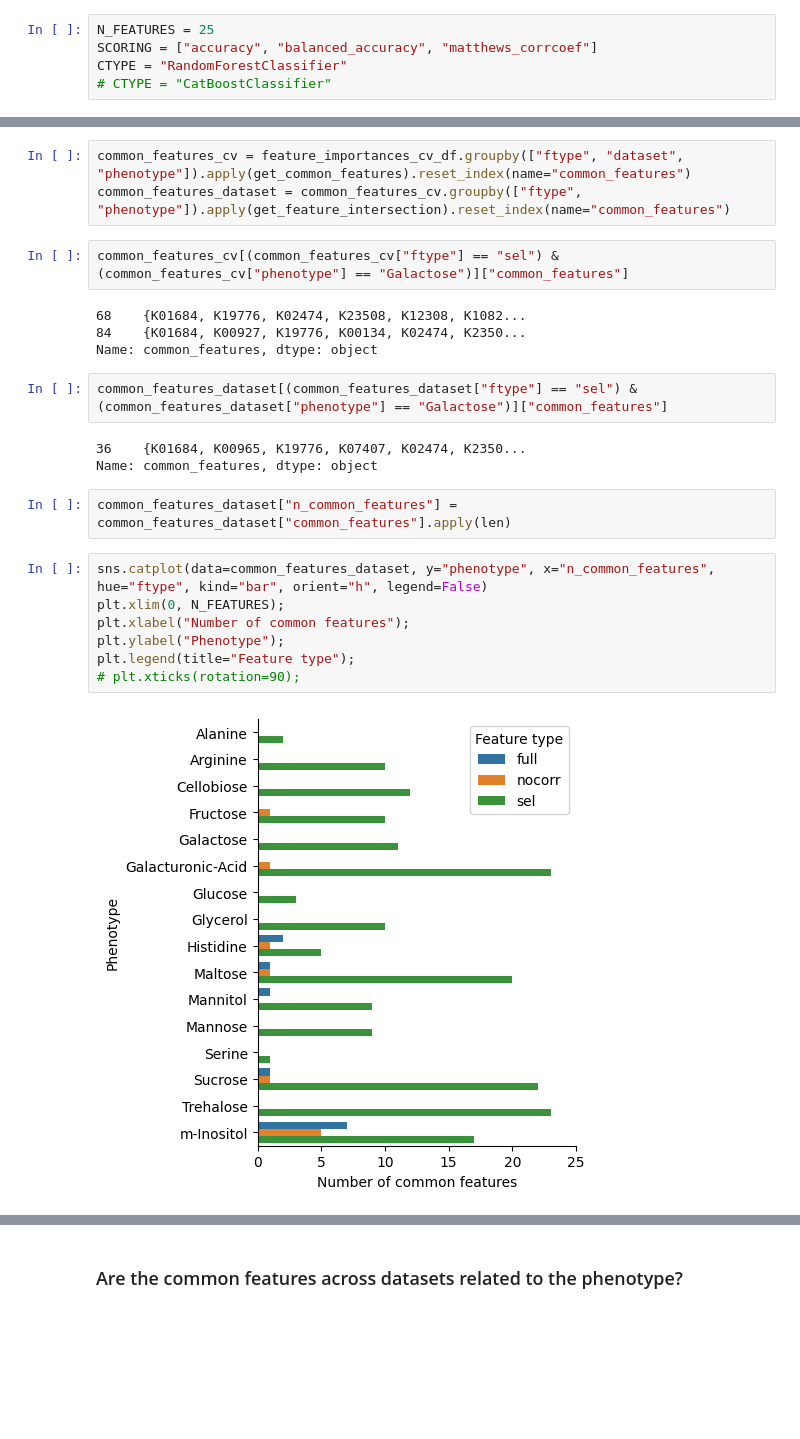
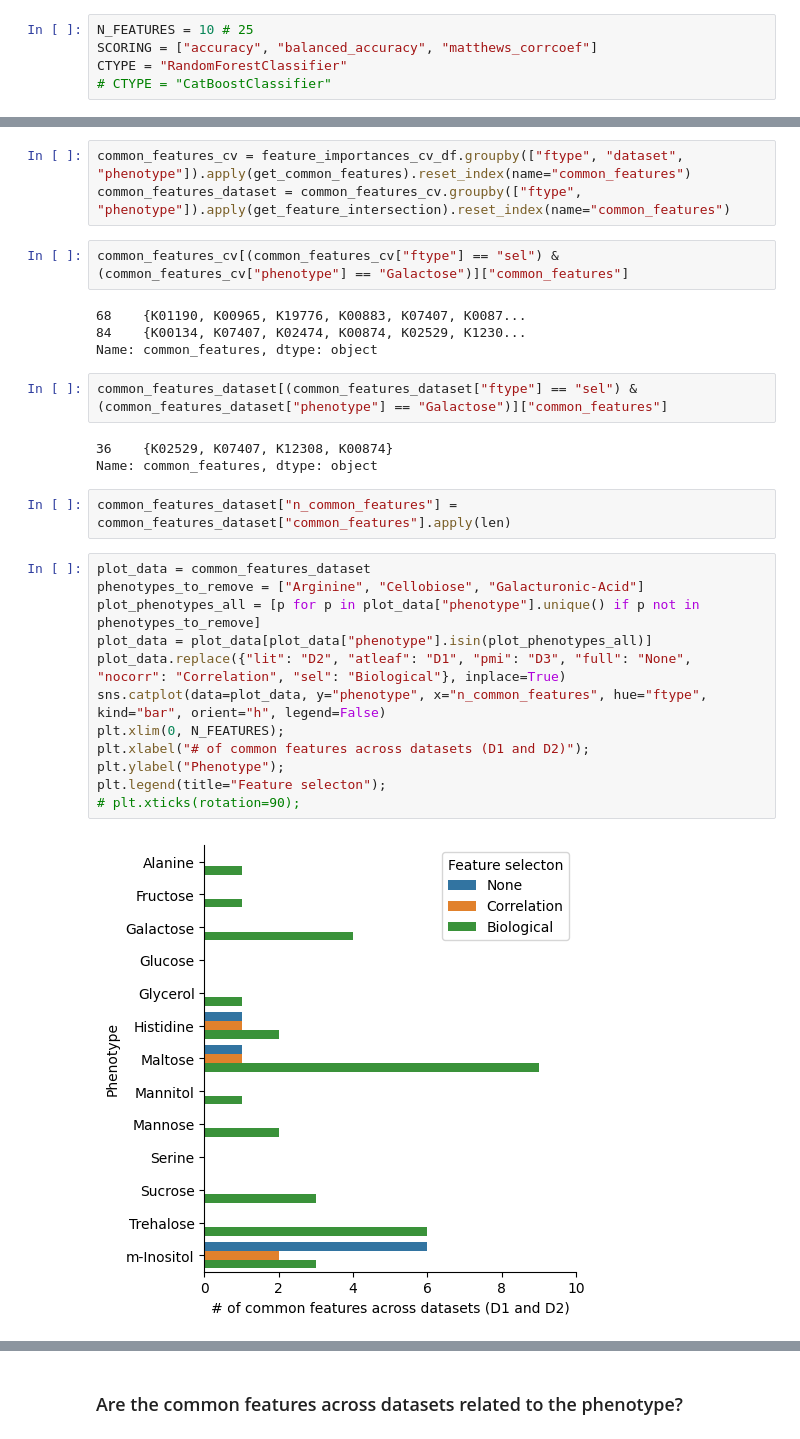
Before and after one commit to kbasecollaborations/trait-prediction, a Jupyter notebook: notebooks/common_feature_analysis.ipynb, the cells around one changed output, grey strips where cells are left out. Cells and saved outputs as stored; diff of their text form; blank space fills up the shorter version.

```diff
--- a/notebooks/common_feature_analysis.ipynb
+++ b/notebooks/common_feature_analysis.ipynb
@@ -281,7 +284,7 @@ from sklearn.ensemble import RandomForestClassifier
 from sklearn.metrics import accuracy_score, matthews_corrcoef, balanced_accuracy_score
 from catboost import CatBoostClassifier, Pool
 # %%
-N_FEATURES = 25
+N_FEATURES = 10 # 25
 SCORING = ["accuracy", "balanced_accuracy", "matthews_corrcoef"]
 CTYPE = "RandomForestClassifier"
 # CTYPE = "CatBoostClassifier"
@@ -451,22 +528,27 @@ common_features_dataset = common_features_cv.groupby(["ftype", "phenotype"]).app
 # %%
 common_features_cv[(common_features_cv["ftype"] == "sel") & (common_features_cv["phenotype"] == "Galactose")]["common_features"]
 # %% [output]
-68    {K01684, K19776, K02474, K23508, K12308, K1082...
-84    {K01684, K00927, K19776, K00134, K02474, K2350...
+68    {K01190, K00965, K19776, K00883, K07407, K0087...
+84    {K00134, K07407, K02474, K00874, K02529, K1230...
 Name: common_features, dtype: object
 # %%
 common_features_dataset[(common_features_dataset["ftype"] == "sel") & (common_features_dataset["phenotype"] == "Galactose")]["common_features"]
 # %% [output]
-36    {K01684, K00965, K19776, K07407, K02474, K2350...
+36    {K02529, K07407, K12308, K00874}
 Name: common_features, dtype: object
 # %%
 common_features_dataset["n_common_features"] = common_features_dataset["common_features"].apply(len)
 # %%
-sns.catplot(data=common_features_dataset, y="phenotype", x="n_common_features", hue="ftype", kind="bar", orient="h", legend=False)
+plot_data = common_features_dataset
+phenotypes_to_remove = ["Arginine", "Cellobiose", "Galacturonic-Acid"]
+plot_phenotypes_all = [p for p in plot_data["phenotype"].unique() if p not in phenotypes_to_remove]
+plot_data = plot_data[plot_data["phenotype"].isin(plot_phenotypes_all)]
+plot_data.replace({"lit": "D2", "atleaf": "D1", "pmi": "D3", "full": "None", "nocorr": "Correlation", "sel": "Biological"}, inplace=True)
+sns.catplot(data=plot_data, y="phenotype", x="n_common_features", hue="ftype", kind="bar", orient="h", legend=False)
 plt.xlim(0, N_FEATURES);
-plt.xlabel("Number of common features");
+plt.xlabel("# of common features across datasets (D1 and D2)");
 plt.ylabel("Phenotype");
-plt.legend(title="Feature type");
+plt.legend(title="Feature selecton");
 # plt.xticks(rotation=90);
 # %% [output]
-[figure, old version]
+[figure, new version]
```
Also changed, not shown: parts of 25 cells of this notebook, 2 other files.
